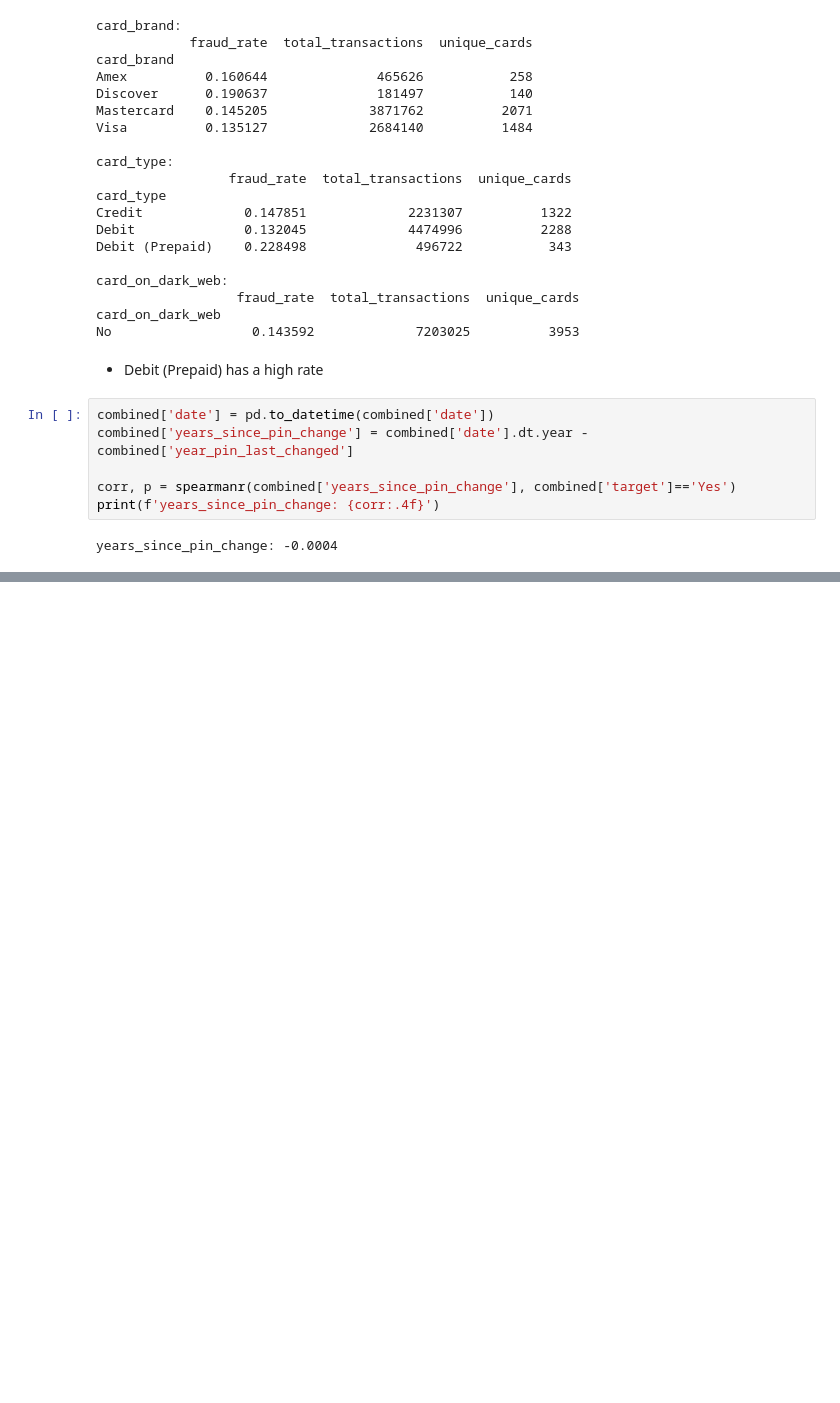
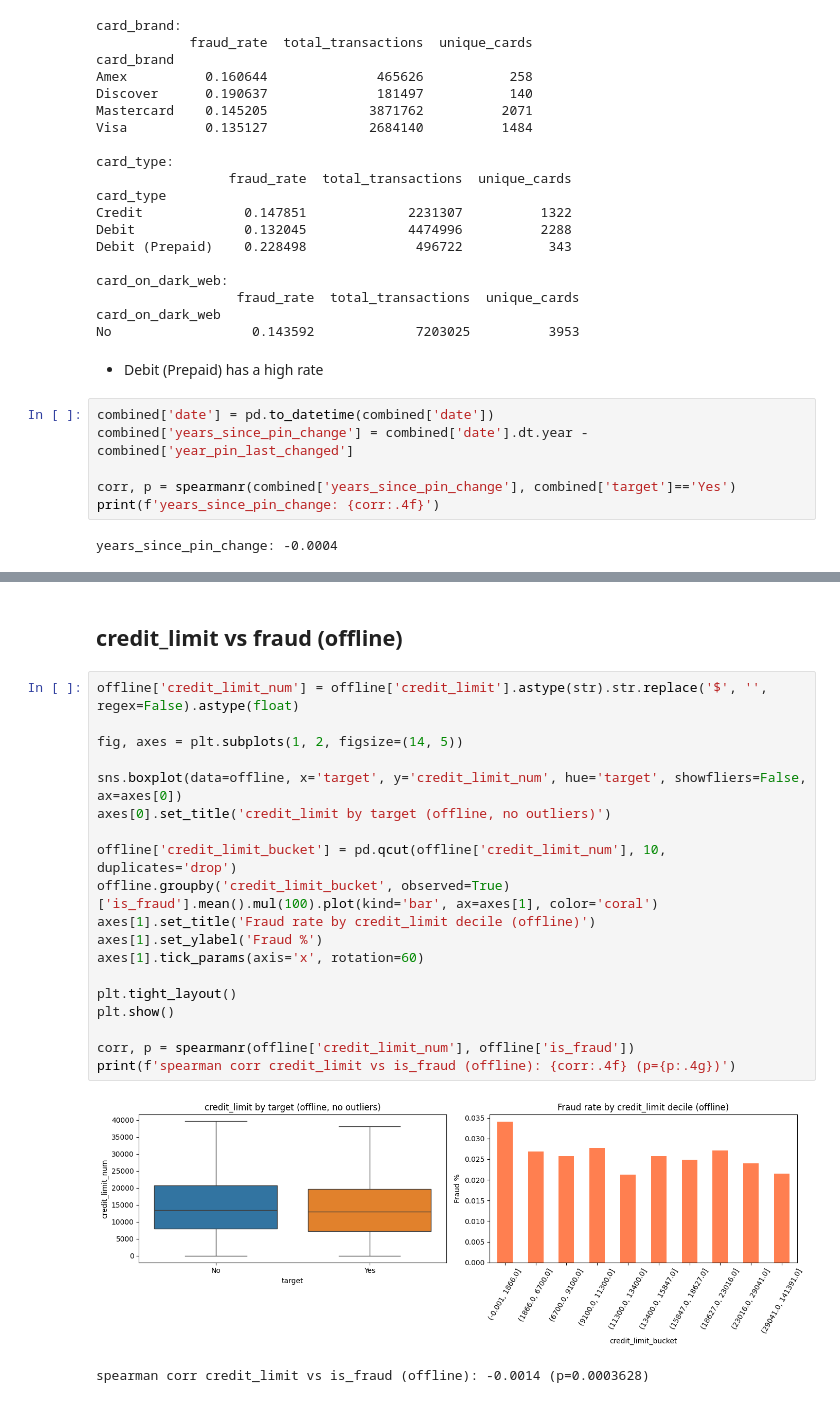
Before and after one commit to t3i8m/fraud-detection, a Jupyter notebook: notebooks/cards_eda.ipynb, the cells around one changed output, grey strips where cells are left out. Saved outputs shown, nothing was run; the diff lists cells and outputs as text; blank space fills up the shorter version.

```diff
--- a/notebooks/cards_eda.ipynb
+++ b/notebooks/cards_eda.ipynb
@@ -124,0 +192,24 @@ years_since_pin_change: -0.0004
+# %% [markdown]
+## credit_limit vs fraud (offline)
+# %%
+offline['credit_limit_num'] = offline['credit_limit'].astype(str).str.replace('$', '', regex=False).astype(float)
+
+fig, axes = plt.subplots(1, 2, figsize=(14, 5))
+
+sns.boxplot(data=offline, x='target', y='credit_limit_num', hue='target', showfliers=False, ax=axes[0])
+axes[0].set_title('credit_limit by target (offline, no outliers)')
+
+offline['credit_limit_bucket'] = pd.qcut(offline['credit_limit_num'], 10, duplicates='drop')
+offline.groupby('credit_limit_bucket', observed=True)['is_fraud'].mean().mul(100).plot(kind='bar', ax=axes[1], color='coral')
+axes[1].set_title('Fraud rate by credit_limit decile (offline)')
+axes[1].set_ylabel('Fraud %')
+axes[1].tick_params(axis='x', rotation=60)
+
+plt.tight_layout()
+plt.show()
+
+corr, p = spearmanr(offline['credit_limit_num'], offline['is_fraud'])
+print(f'spearman corr credit_limit vs is_fraud (offline): {corr:.4f} (p={p:.4g})')
+# %% [output]
+[figure, added]
+spearman corr credit_limit vs is_fraud (offline): -0.0014 (p=0.0003628)
```
Also changed, not shown: parts of 13 cells of this notebook, 11 other files.
